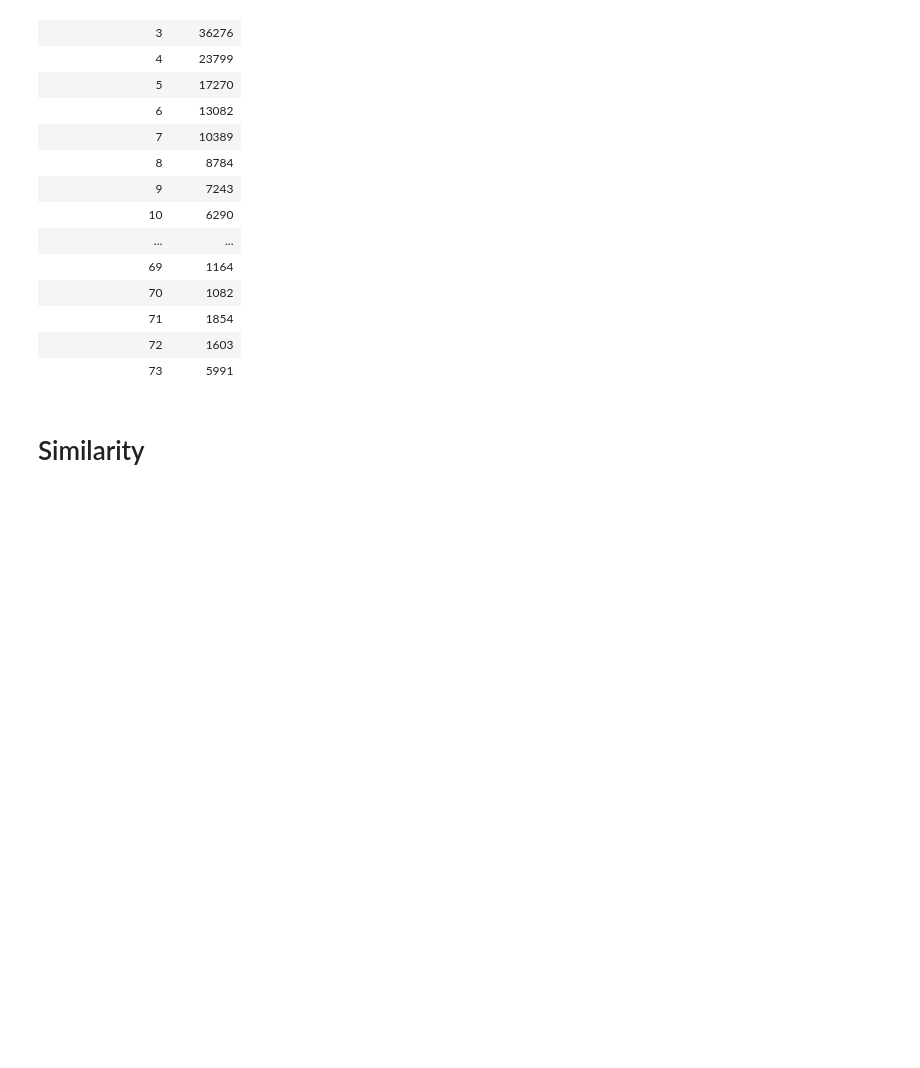
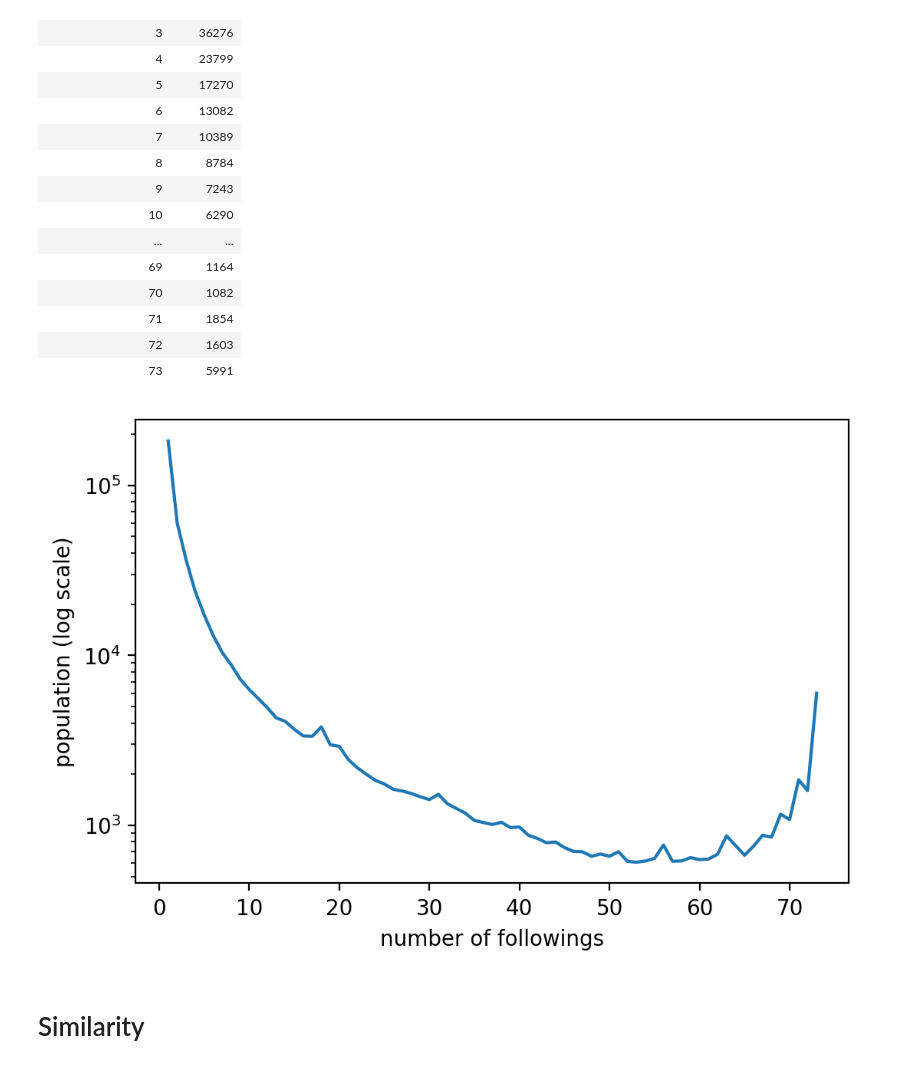
Before and after one commit to swen128/twitter_follower_analysis, a Jupyter notebook: EDA.ipynb, the cells around one changed output. Cells and saved outputs as stored; diff of their text form; code cells hidden in the pictures; blank space fills up the shorter version.

```diff
--- a/EDA.ipynb
+++ b/EDA.ipynb
@@ -49,8 +49,8 @@ num_of_unique_followers / sum_of_followers
 # %% [markdown]
 # Distribution of number of followings
 # %%
-counter = Counter(chain.from_iterable(followerss))
-distribution = Counter(counter.values())
+num_of_followings = Counter(chain.from_iterable(followerss)).values()
+distribution = Counter(num_of_followings)
 
 df = pandas.DataFrame(
     list(distribution.items()),
@@ -76,6 +76,16 @@ df.style.hide_index()
 | 71 | 1854 |
 | 72 | 1603 |
 | 73 | 5991 |
+# %%
+fig = pyplot.figure(dpi=200)
+ax = fig.add_subplot(111)
+
+ax.plot(df['number_of_followings'].values, df['population'].values)
+ax.set_yscale('log')
+ax.set_xlabel('number of followings')
+ax.set_ylabel('population (log scale)');
+# %% [output]
+[figure, added]
 # %% [markdown]
 # Similarity
 # %%
```
Also changed, not shown: parts of 4 cells of this notebook.
